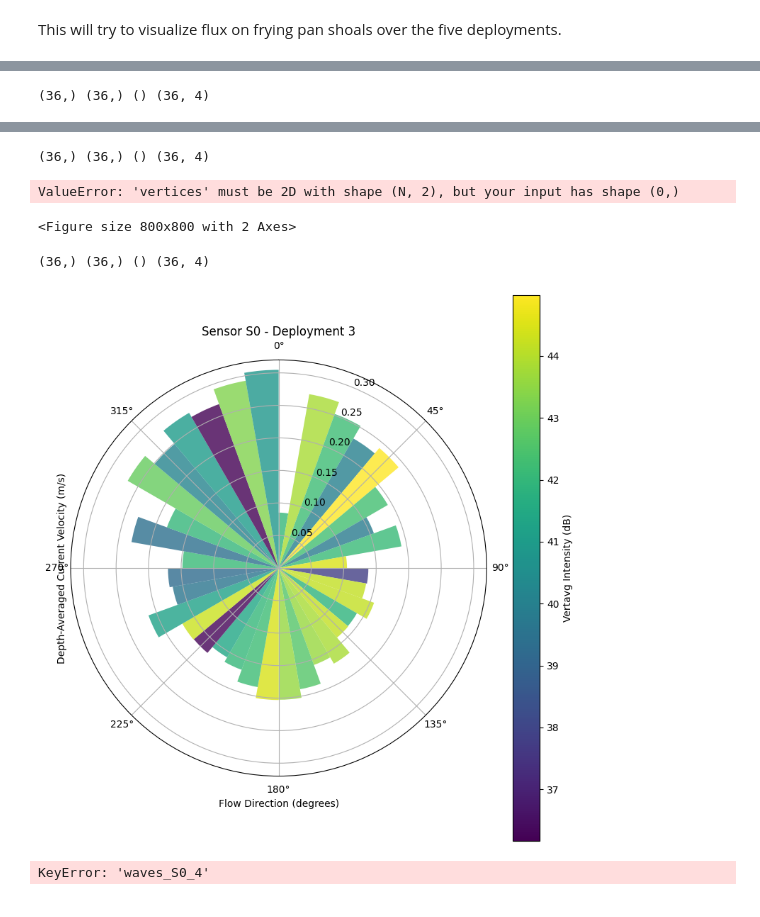
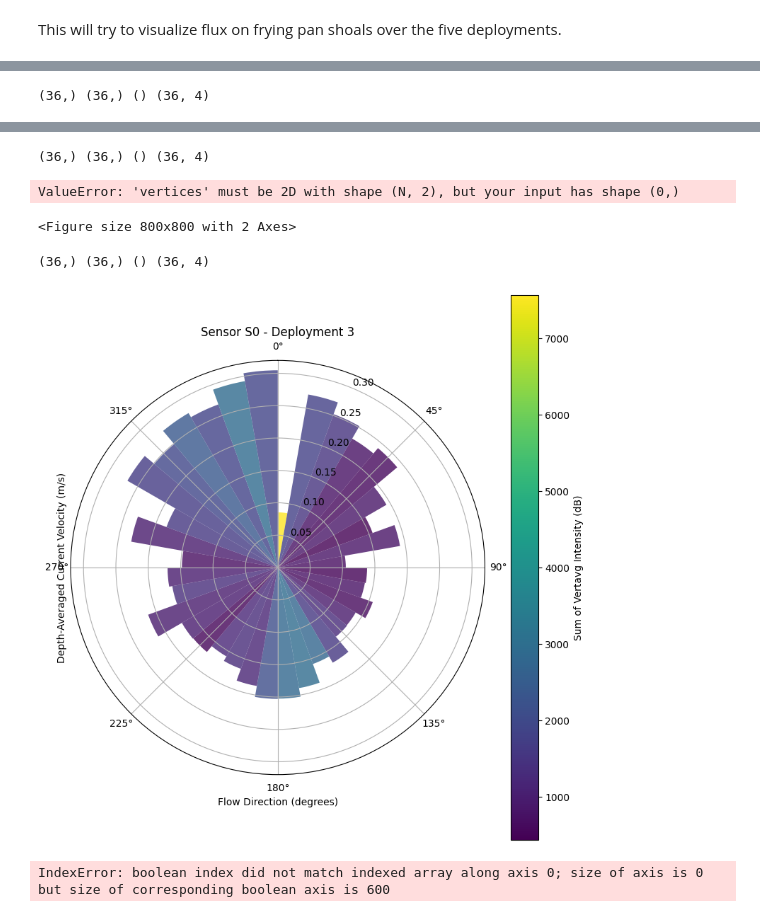
Before and after one commit to NCSU-CHAZ/BOEM-Oak-Island, a Jupyter notebook: notebooks/flux_analysis.ipynb, the cells around one changed output, grey strips where cells are left out. Cells and saved outputs as stored; diff of their text form; code cells hidden in the pictures.

Commit message:
Edits to make quiver plots

```diff
--- a/notebooks/flux_analysis.ipynb
+++ b/notebooks/flux_analysis.ipynb
@@ -31,7 +31,7 @@ for dep in deployment_num:
     sensor_location = os.path.basename(sensor_id)
     sensor_location = sensor_location.split("_")[0]  # Extract S0 or S1
     print(f"Processing {sensor_location}...")
-    files = ["DepthAveragedFlowDirection", "DepthAveragedCurrentVelocity", "Vertavg"]
+    files = ["DepthAveragedFlowDirection", "DepthAveragedCurrentVelocity", "Vertavg","Echoavg","Time","Sedtime"]
     waves = {}
     for file in files:
         file_path = os.path.join(sensor_id, file)  # file path
@@ -63,0 +61,29 @@ Vertavg
+# %%
+#Create lists of what sensors are in each deployment
+# 1. Define your categories based on your naming convention
+sides = ['S', 'E', 'C']  # South, East, Central
+landers = ['0', '1']
+deployments = range(1, 6)
+
+# 2. Organize variables into a nested dictionary
+# This uses globals() to grab the actual data stored in those variable names
+organized_waves = {}
+
+for s in sides:
+    for l in landers:
+        for d in deployments:
+            var_name = f"waves_{s}{l}_{d}"
+
+            # Check if this specific combination exists in your workspace
+            if var_name in globals():
+                if s not in organized_waves: organized_waves[s] = {}
+                if l not in organized_waves[s]: organized_waves[s][l] = {}
+
+                # Store the data in the dict
+                organized_waves[s][l][d] = globals()[var_name]
+
+# Example automative loop
+# for side, lander_dict in organized_waves.items():
+#     for lander_id, dep_dict in lander_dict.items():
+#         for dep_num, data in dep_dict.items():
+print(organized_waves.keys())
@@ -120,7 +153,7 @@ def plot_orbital_bars(waves, title=None, cmap="viridis", normalize_velocity=Fals
     # ----------------------------------
     bins = np.arange(0, 360 + 10, 10)
     bin_indices = np.digitize(direction, bins) - 1  # Get bin
-    bin_vertavg = np.array([np.nanmean(vertavg[bin_indices == i]) for i in range(len(bins) - 1)])
+    bin_vertavg = np.array([np.nansum(vertavg[bin_indices == i]) for i in range(len(bins) - 1)])
     bin_theta = np.deg2rad((bins[:-1] + bins[1:]) / 2)  # Bin centers
     bin_width = np.deg2rad(10)  # Bin width
     bin_vel = np.array([np.nanmean(velocity[bin_indices == i]) for i in range(len(bins) - 1)])
@@ -155,15 +188,16 @@ def plot_orbital_bars(waves, title=None, cmap="viridis", normalize_velocity=Fals
     sm = plt.cm.ScalarMappable(cmap=cmap, norm=norm)
     sm.set_array([])
 
-    plt.colorbar(sm, ax=ax, label="Vertavg Intensity (dB)")
+    plt.colorbar(sm, ax=ax, label="Sum of Vertavg Intensity (dB)")
     plt.xlabel("Flow Direction (degrees)")
     plt.ylabel("Depth-Averaged Current Velocity (m/s)")
     plt.tight_layout()
     plt.show()
 # %%
 global_variable_names = list(globals().keys())
-for dep in deployment_num:
-    for sensor_location in ['S0']:
-        plot_orbital_bars(globals()[f"waves_{sensor_location}_{dep}"], title=f"Sensor {sensor_location} - Deployment {dep}", normalize_velocity=True)
+for side, lander_dict in organized_waves.items():
+    for lander_id, dep_dict in lander_dict.items():
+        for dep_num, data in dep_dict.items():
+            plot_orbital_bars(data, title=f"Sensor {side}{lander_id} - Deployment {dep_num}", normalize_velocity=True)
 # %% [output]
 (36,) (36,) () (36, 4)
@@ -171,6 +205,6 @@ for dep in deployment_num:
 (36,) (36,) () (36, 4)
 ValueError: 'vertices' must be 2D with shape (N, 2), but your input has shape (0,)
 <Figure size 800x800 with 2 Axes>
 (36,) (36,) () (36, 4)
-[figure, old version]
+[figure, new version]
-KeyError: 'waves_S0_4'
+IndexError: boolean index did not match indexed array along axis 0; size of axis is 0 but size of corresponding boolean axis is 600
```
Also changed, not shown: parts of 7 cells of this notebook, 1 other file.
